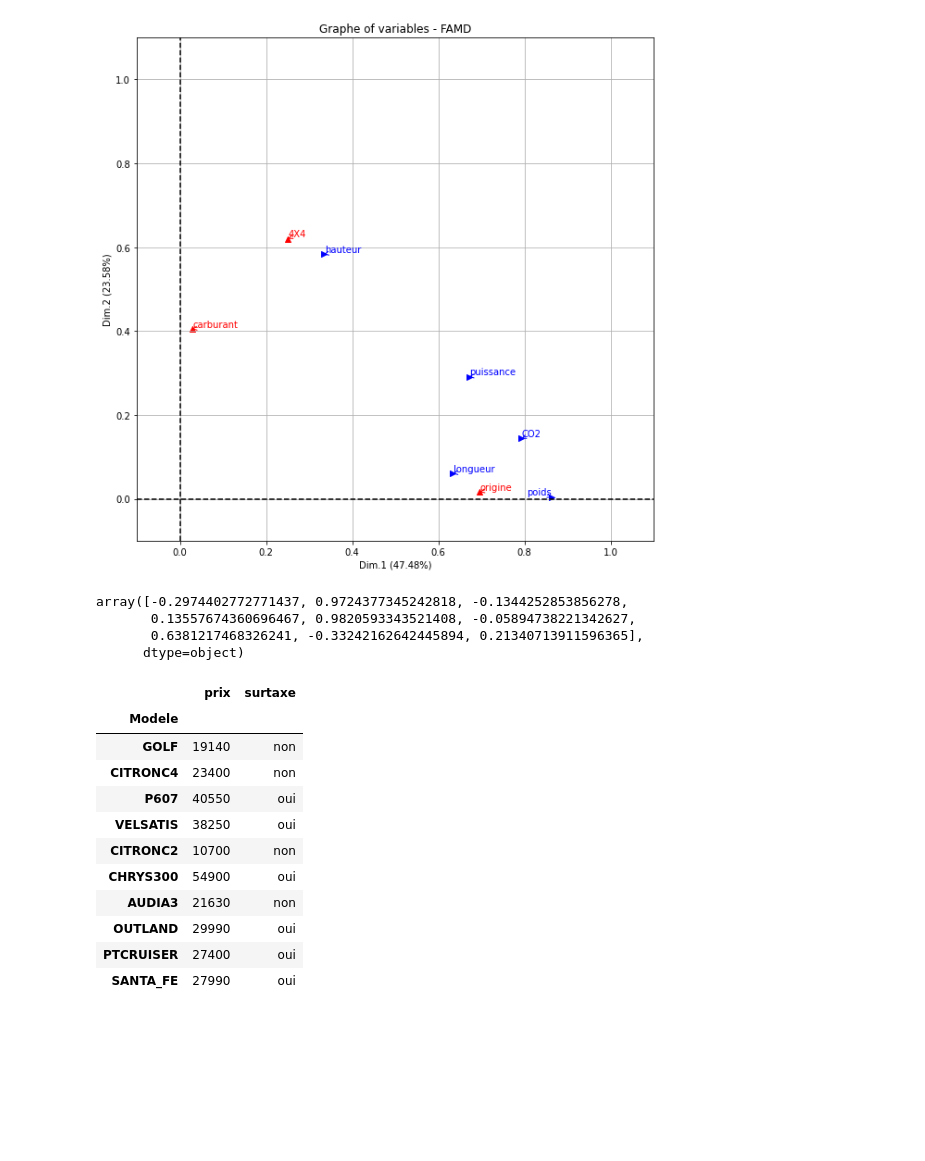
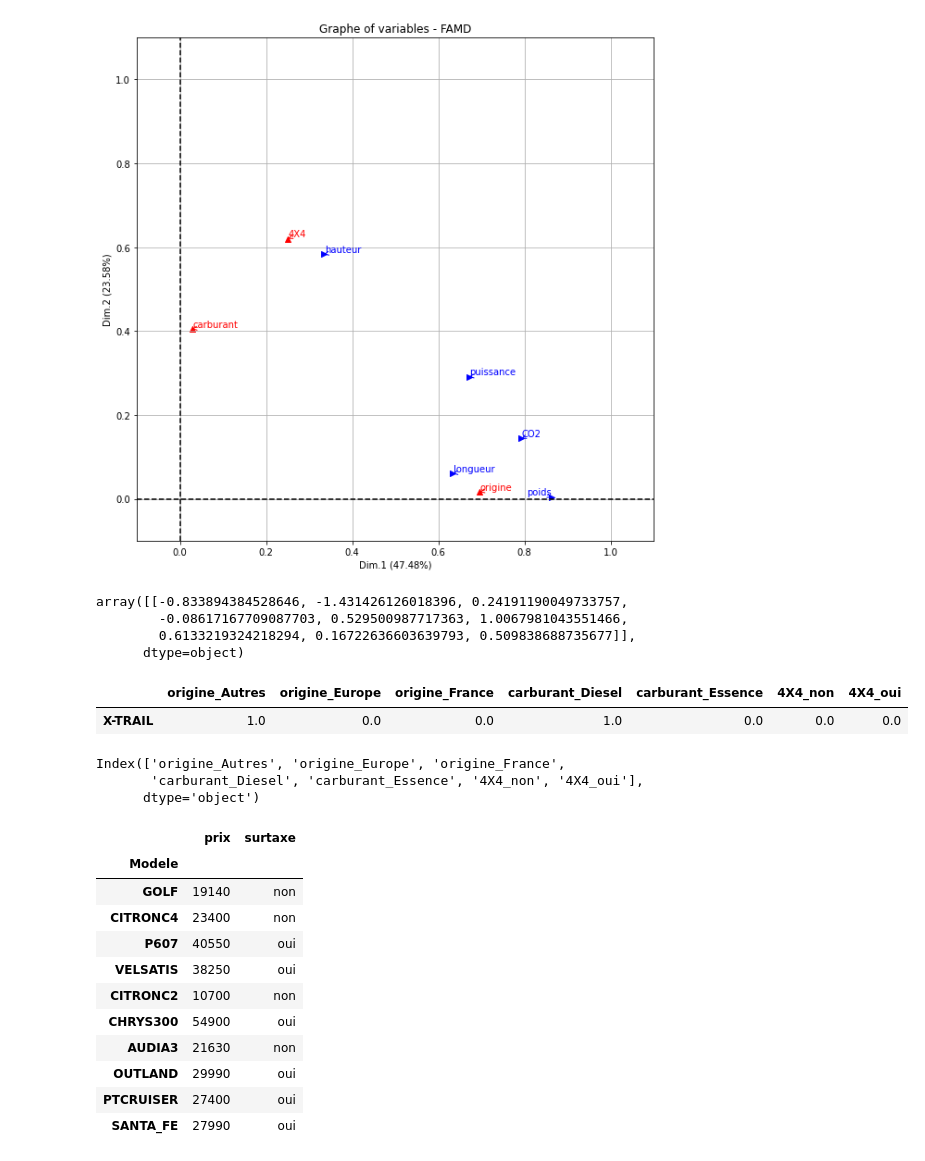
Before and after one commit to enfantbenidedieu/scientisttools, a Jupyter notebook: famd_example.ipynb, the cells around one changed output. Drawn from its saved outputs; the diff is of its cells as text; code cells hidden in the pictures; blank space fills up the shorter version.

```diff
--- a/famd_example.ipynb
+++ b/famd_example.ipynb
@@ -233,14 +228,25 @@ plotFAMD(my_famd,choice="var",repel=True,ax=axe)
 [figure]
 # %%
 # chargement des individus supplémentaire
-row_sup = pd.DataFrame([136,446,168,1520,190,"Autres","Diesel","Oui"],index=D.columns,columns=["X-TRAIL"]).T
+row_sup = pd.DataFrame([136,446,168,1520,190,"Autres","Diesel","oui"],index=D.columns,columns=["X-TRAIL"]).T
 row_sup_coord = my_famd.transform(row_sup)
 row_sup_coord[0]
 # %% [output]
-array([-0.2974402772771437, 0.9724377345242818, -0.1344252853856278,
-       0.13557674360696467, 0.9820593343521408, -0.05894738221342627,
-       0.6381217468326241, -0.33242162642445894, 0.21340713911596365],
+array([[-0.833894384528646, -1.431426126018396, 0.24191190049733757,
+        -0.08617167709087703, 0.529500987717363, 1.0067981043551466,
+        0.6133219324218294, 0.16722636603639793, 0.509838688735677]],
       dtype=object)
+# %%
+row_sup_coord[1]
+# %% [output]
+|  | origine_Autres | origine_Europe | origine_France | carburant_Diesel | carburant_Essence | 4X4_non | 4X4_oui |
+| X-TRAIL | 1.0 | 0.0 | 0.0 | 1.0 | 0.0 | 0.0 | 0.0 |
+# %%
+my_famd.mod_labels_
+# %% [output]
+Index(['origine_Autres', 'origine_Europe', 'origine_France',
+       'carburant_Diesel', 'carburant_Essence', '4X4_non', '4X4_oui'],
+      dtype='object')
 # %%
 # chargement des données
 varsup = pd.DataFrame({
```
Also changed, not shown: parts of 17 cells of this notebook, 2 other files.
